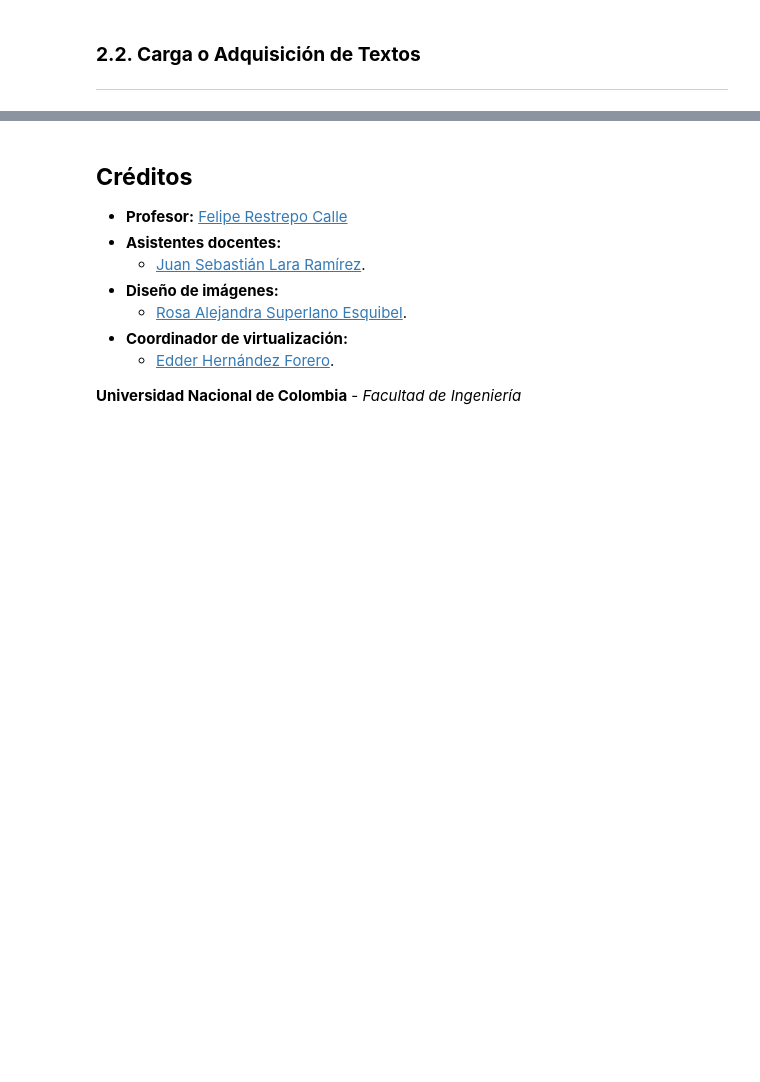
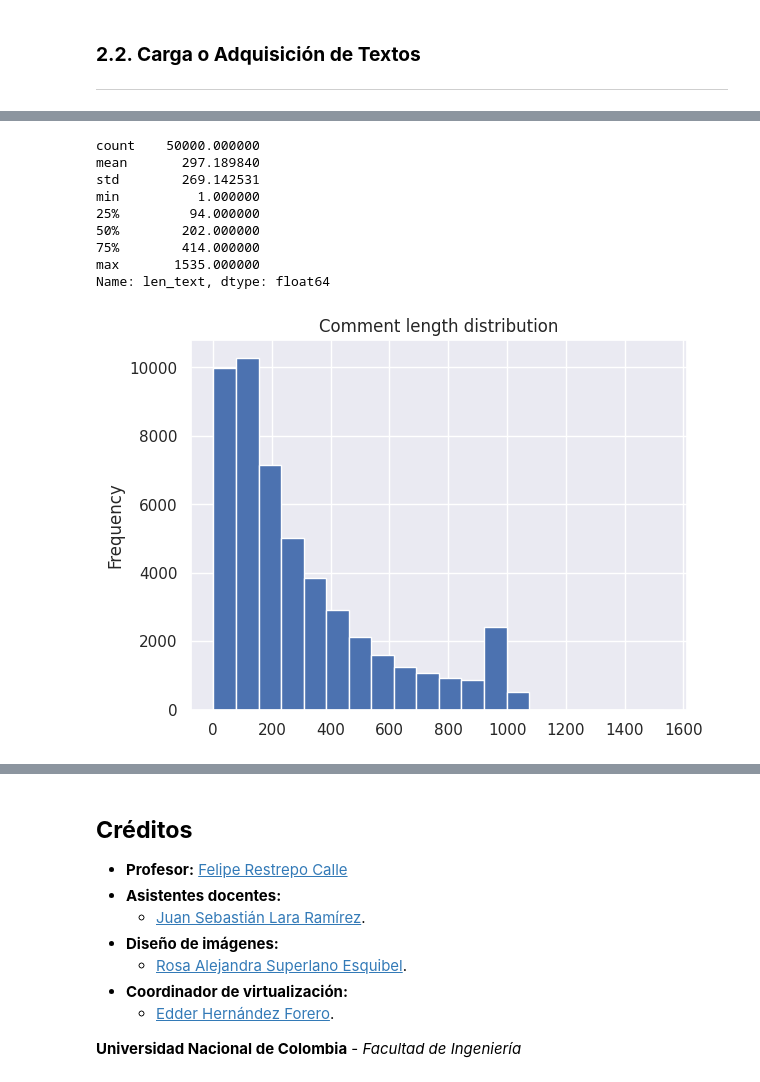
Before and after one commit to madboffin/proy_NLP_unal, a Jupyter notebook: 0_project_main.ipynb, the cells around one changed output, grey strips where cells are left out. Cells and saved outputs as stored; diff of their text form; code cells hidden in the pictures; blank space fills up the shorter version.

```diff
--- a/0_project_main.ipynb
+++ b/0_project_main.ipynb
@@ -120,0 +192,15 @@ El dataset tiene 1999516 filas y 46 columnas.
+# %%
+comments["len_text"] = comments["comment_text"].str.len()
+comments["len_text"].plot( kind='hist', bins=20, title='Comment length distribution' )
+comments["len_text"].describe()
+# %% [output]
+count    50000.000000
+mean       297.189840
+std        269.142531
+min          1.000000
+25%         94.000000
+50%        202.000000
+75%        414.000000
+max       1535.000000
+Name: len_text, dtype: float64
+[figure, added]
```
Also changed, not shown: parts of 20 cells of this notebook.
